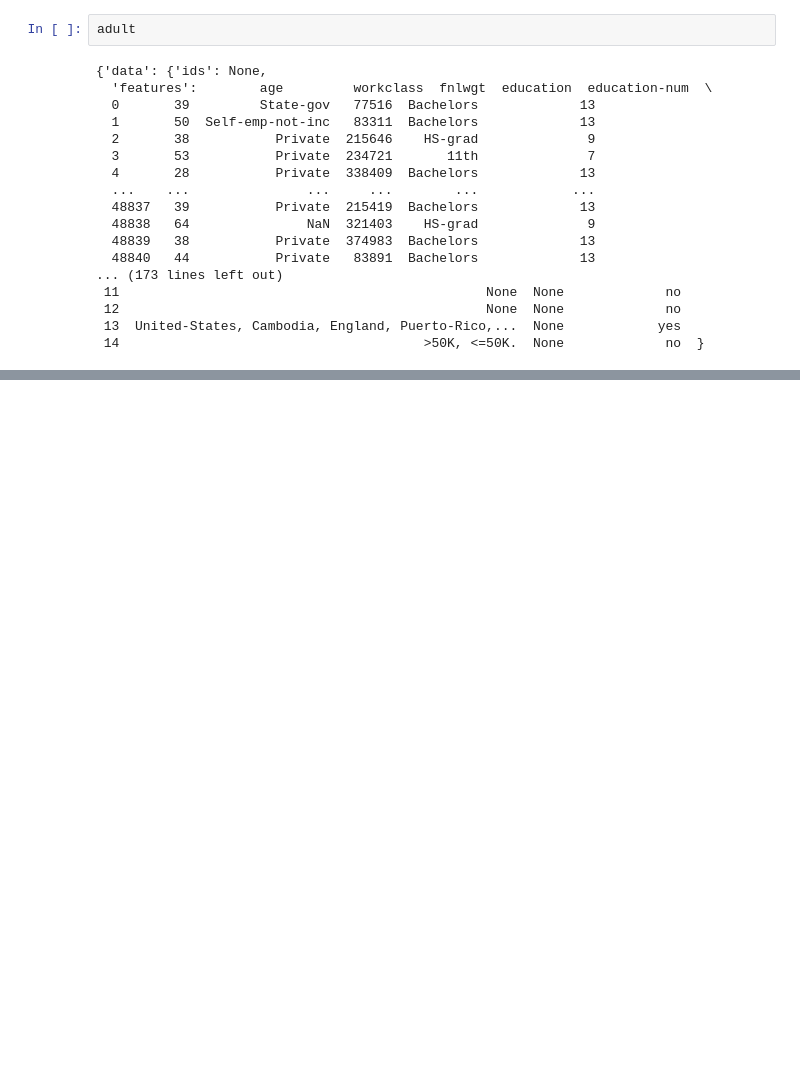
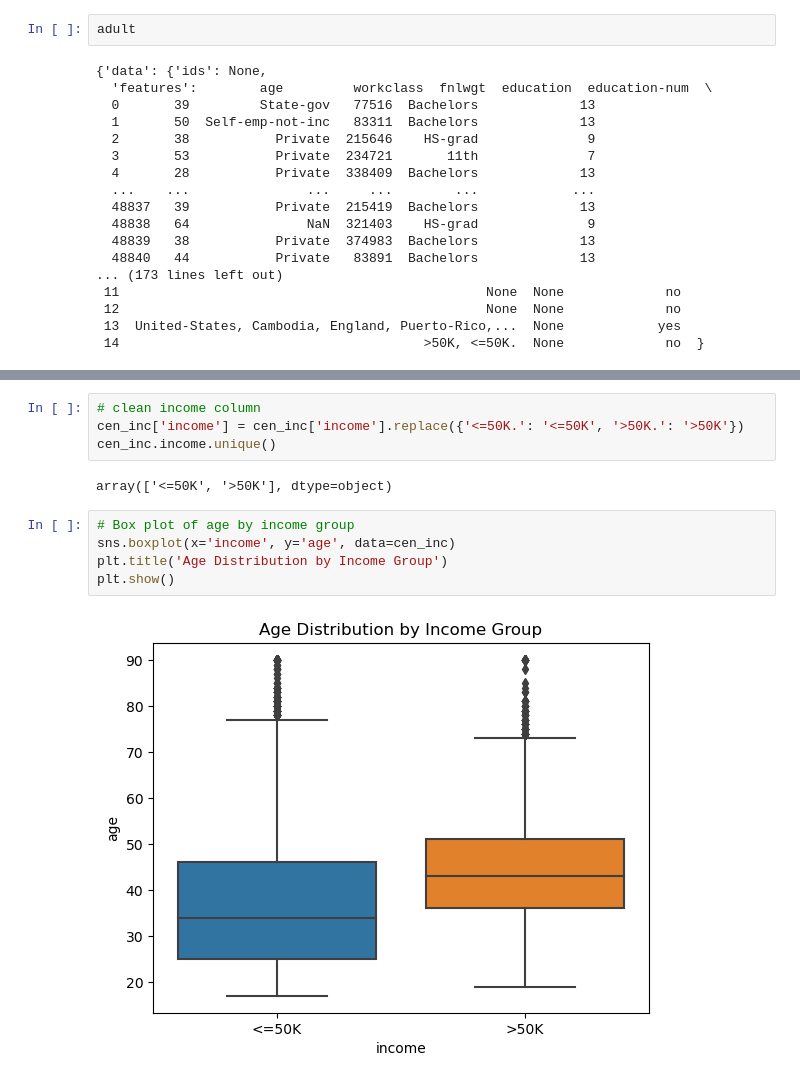
Before and after one commit to brightlearn/ML_CensusIncome_Team1, a Jupyter notebook: Census_Income.ipynb, the cells around one changed output, grey strips where cells are left out. Saved outputs shown, nothing was run; the diff lists cells and outputs as text; blank space fills up the shorter version.

```diff
--- a/Census_Income.ipynb
+++ b/Census_Income.ipynb
@@ -182,0 +197,13 @@ adult
+# %%
+# clean income column
+cen_inc['income'] = cen_inc['income'].replace({'<=50K.': '<=50K', '>50K.': '>50K'})
+cen_inc.income.unique()
+# %% [output]
+array(['<=50K', '>50K'], dtype=object)
+# %%
+# Box plot of age by income group
+sns.boxplot(x='income', y='age', data=cen_inc)
+plt.title('Age Distribution by Income Group')
+plt.show()
+# %% [output]
+[figure, added]
```
Also changed, not shown: parts of 29 cells of this notebook.
